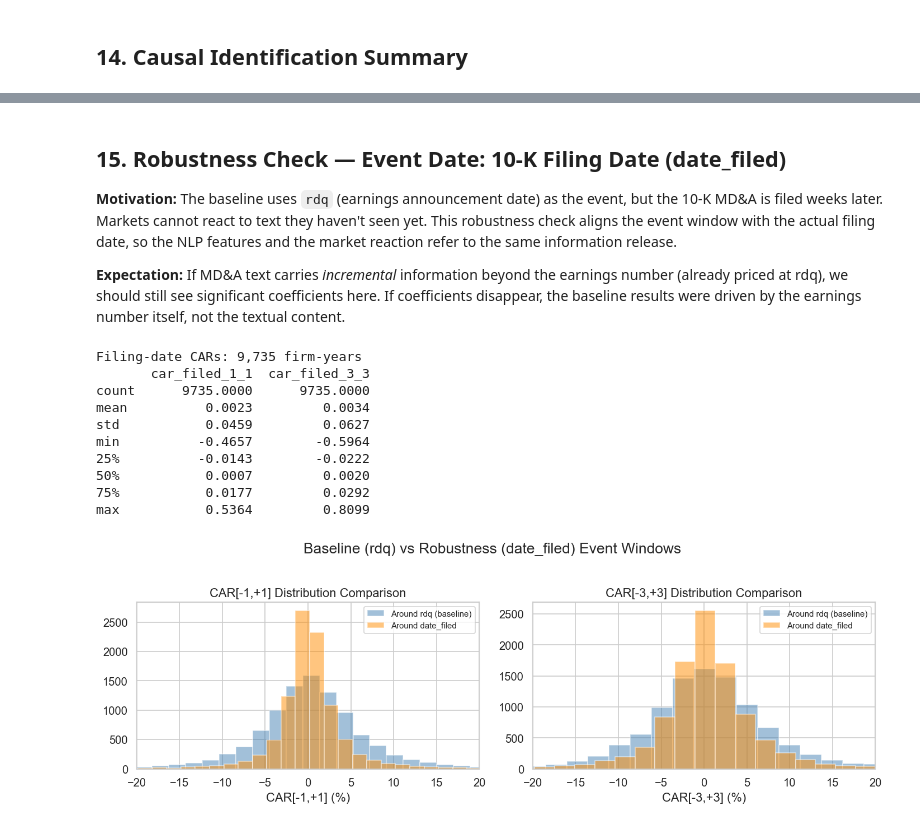
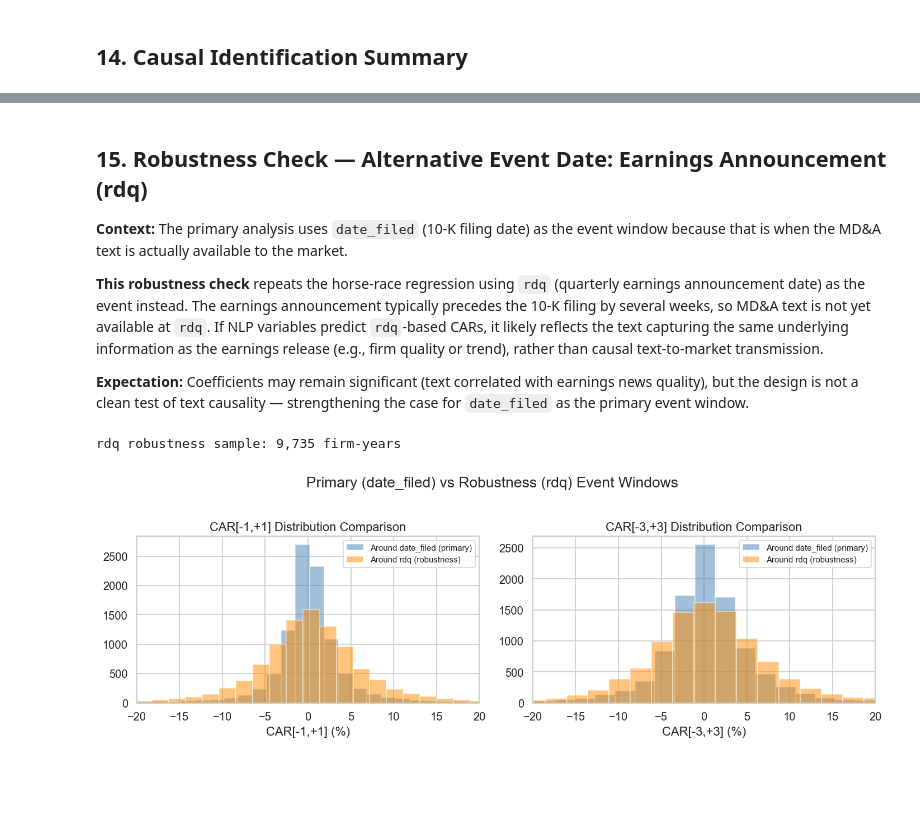
Before and after one commit to yulinwang123/10k-llm-event-study, a Jupyter notebook: analysis_track1234.ipynb, the cells around one changed output, grey strips where cells are left out. Drawn from its saved outputs; the diff is of its cells as text; code cells hidden in the pictures; blank space fills up the shorter version.

Commit message:
Fix econometric issues: date_filed as primary outcome, FD both sides differenced, IV as exploratory with SE caveat

```diff
--- a/analysis_track1234.ipynb
+++ b/analysis_track1234.ipynb
@@ -215,6 +229,7 @@ lm_uncertainty_pct_z  0.0004  0.0007  0.58  0.5589
 # ── M2: Track 2 — FinBERT neural sentiment ────────────────────────────────────
 # Fine-tuned BERT model for financial text. Understands context and negation.
 # Outputs sentence-level positive/negative/neutral probabilities, aggregated to filing level.
-mM2 = run_ols(f'car_1_1 ~ fb_net_z + {CTRL_Z} + {FE}', df_reg)
-tM2 = show_model(mM2, 'M2: Track 2 — FinBERT only', ['fb_net_z'])
+mM2 = run_ols(f'car_filed_1_1 ~ fb_net_z + {CTRL_Z} + {FE}', df_reg)
+tM2 = show_model(mM2, 'M2: Track 2 — FinBERT only  [outcome: CAR around date_filed]',
+                 ['fb_net_z'])
 # %% [output]
@@ -227,7 +242,7 @@ fb_net_z  0.0018  0.0007  2.51  0.0119  **
 # LLM scores four dimensions: management optimism, guidance specificity,
 # uncertainty hedging, risk framing — dimensions not captured by sentiment alone.
 llm_vars = 'llm_optimism_z + llm_specificity_z + llm_hedging_z + llm_risk_z'
-mM3 = run_ols(f'car_1_1 ~ {llm_vars} + {CTRL_Z} + {FE}', df_reg)
-tM3 = show_model(mM3, 'M3: Track 3 — Llama only',
+mM3 = run_ols(f'car_filed_1_1 ~ {llm_vars} + {CTRL_Z} + {FE}', df_reg)
+tM3 = show_model(mM3, 'M3: Track 3 — Llama only  [outcome: CAR around date_filed]',
                  ['llm_optimism_z','llm_specificity_z','llm_hedging_z','llm_risk_z'])
 # %% [output]
@@ -243,6 +258,7 @@ llm_risk_z         0.0014  0.0009  1.50  0.1327
 # Measures year-over-year CHANGE in MD&A content via cosine distance of SBERT embeddings.
 # Captures information novelty (how different this year's filing is from last year's),
 # orthogonal to sentiment — a firm can be optimistic but say nothing new.
-mM4 = run_ols(f'car_1_1 ~ embed_novelty_z + {CTRL_Z} + {FE}', df_reg)
-tM4 = show_model(mM4, 'M4: Track 4 — SBERT Novelty only', ['embed_novelty_z'])
+mM4 = run_ols(f'car_filed_1_1 ~ embed_novelty_z + {CTRL_Z} + {FE}', df_reg)
+tM4 = show_model(mM4, 'M4: Track 4 — SBERT Novelty only  [outcome: CAR around date_filed]',
+                 ['embed_novelty_z'])
 # %% [output]
@@ -256,8 +272,8 @@ embed_novelty_z  0.0003  0.0006  0.47  0.6396
 # carries information ORTHOGONAL to everything else — the cleanest test of
 # whether each approach captures something unique.
 all_vars = (f'{lm_vars} + fb_net_z + embed_novelty_z + {llm_vars}')
-mC = run_ols(f'car_1_1 ~ {all_vars} + {CTRL_Z} + {FE}', df_reg)
-tC = show_model(mC, 'MC: Horse-Race — All Tracks 1+2+3+4',
+mC = run_ols(f'car_filed_1_1 ~ {all_vars} + {CTRL_Z} + {FE}', df_reg)
+tC = show_model(mC, 'MC: Horse-Race — All Tracks 1+2+3+4  [outcome: CAR around date_filed]',
                 ['lm_tone_z','lm_uncertainty_pct_z','fb_net_z','embed_novelty_z',
                  'llm_optimism_z','llm_specificity_z','llm_hedging_z','llm_risk_z'])
 # %% [output]
@@ -741,51 +748,35 @@ Strategy 2: IV — 2SLS with LOO industry-year instrument
-# %% [markdown]
-## 15. Robustness Check — Event Date: 10-K Filing Date (date_filed)
-
-**Motivation:** The baseline uses `rdq` (earnings announcement date) as the event,
-but the 10-K MD&A is filed weeks later. Markets cannot react to text they haven't
-seen yet. This robustness check aligns the event window with the actual filing date,
-so the NLP features and the market reaction refer to the same information release.
-
-**Expectation:** If MD&A text carries *incremental* information beyond the earnings
-number (already priced at rdq), we should still see significant coefficients here.
-If coefficients disappear, the baseline results were driven by the earnings number
-itself, not the textual content.
+# %% [markdown]
+## 15. Robustness Check — Alternative Event Date: Earnings Announcement (rdq)
+
+**Context:** The primary analysis uses `date_filed` (10-K filing date) as the event window because that is when the MD&A text is actually available to the market.
+
+**This robustness check** repeats the horse-race regression using `rdq` (quarterly earnings announcement date) as the event instead. The earnings announcement typically precedes the 10-K filing by several weeks, so MD&A text is not yet available at `rdq`. If NLP variables predict `rdq`-based CARs, it likely reflects the text capturing the same underlying information as the earnings release (e.g., firm quality or trend), rather than causal text-to-market transmission.
+
+**Expectation:** Coefficients may remain significant (text correlated with earnings news quality), but the design is not a clean test of text causality — strengthening the case for `date_filed` as the primary event window.
 # %%
-# Load filing-date CARs
-car_filed = pd.read_parquet(f'{DATA}/car_filing_date.parquet')
-car_filed['fyear'] = car_filed['fyear'].astype(int)
-print(f"Filing-date CARs: {len(car_filed):,} firm-years")
-print(car_filed[['car_filed_1_1','car_filed_3_3']].describe().round(4))
+# Robustness: rdq-based CAR as outcome (earnings announcement event)
+# df_reg already has car_1_1 (from analysis_panel); just need to dropna on it
+df_rdq_rob = df.dropna(subset=['car_1_1'] + [f'{c}_z' for c in ALL_VARS]).copy()
+df_rdq_rob['fyear'] = df_rdq_rob['fyear'].astype(str)
+print(f"rdq robustness sample: {len(df_rdq_rob):,} firm-years")
 
-# Compare distributions: rdq-based vs filing-date-based
+# Distribution comparison: rdq-based vs filing-date-based CARs
 fig, axes = plt.subplots(1, 2, figsize=(12, 4))
-for ax, (col_rdq, col_filed, label) in zip(axes, [
-    ('car_1_1', 'car_filed_1_1', 'CAR[-1,+1]'),
-    ('car_3_3', 'car_filed_3_3', 'CAR[-3,+3]'),
+merged_plot = df.dropna(subset=['car_1_1','car_filed_1_1'])
+for ax, (col_filed, col_rdq, label) in zip(axes, [
+    ('car_filed_1_1', 'car_1_1',   'CAR[-1,+1]'),
+    ('car_filed_3_3', 'car_3_3',   'CAR[-3,+3]'),
 ]):
-    _car_filed_str = car_filed.copy()
-    _car_filed_str['fyear'] = _car_filed_str['fyear'].astype(str)
-    merged_plot = df_reg[['gvkey','fyear', col_rdq]].merge(
-        _car_filed_str[['gvkey','fyear', col_filed]], on=['gvkey','fyear'], how='inner')
-    ax.hist(merged_plot[col_rdq]*100,   bins=60, alpha=0.5, label='Around rdq (baseline)', color='steelblue')
-    ax.hist(merged_plot[col_filed]*100, bins=60, alpha=0.5, label='Around date_filed',      color='darkorange')
+    ax.hist(merged_plot[col_filed]*100, bins=60, alpha=0.5, label='Around date_filed (primary)', color='steelblue')
+    ax.hist(merged_plot[col_rdq]*100,   bins=60, alpha=0.5, label='Around rdq (robustness)',    color='darkorange')
     ax.set_xlabel(f'{label} (%)')
     ax.set_title(f'{label} Distribution Comparison')
     ax.legend(fontsize=9)
     ax.set_xlim(-20, 20)
-plt.suptitle('Baseline (rdq) vs Robustness (date_filed) Event Windows', y=1.02)
+plt.suptitle('Primary (date_filed) vs Robustness (rdq) Event Windows', y=1.02)
 plt.tight_layout()
 plt.show()
 # %% [output]
-Filing-date CARs: 9,735 firm-years
-       car_filed_1_1  car_filed_3_3
-count      9735.0000      9735.0000
-mean          0.0023         0.0034
-std           0.0459         0.0627
-min          -0.4657        -0.5964
-25%          -0.0143        -0.0222
-50%           0.0007         0.0020
-75%           0.0177         0.0292
-max           0.5364         0.8099
+rdq robustness sample: 9,735 firm-years
-[figure, old version]
+[figure, new version]
 # %%
```
Also changed, not shown: parts of 21 cells of this notebook.
